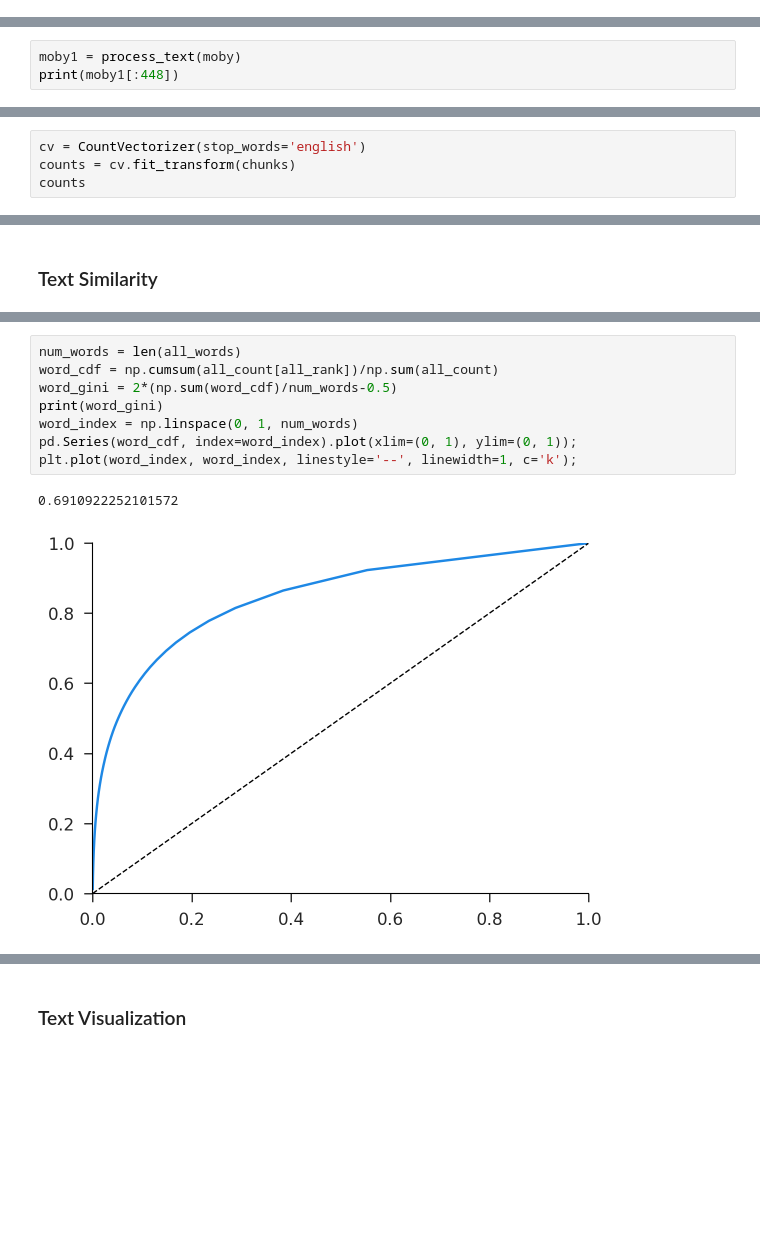
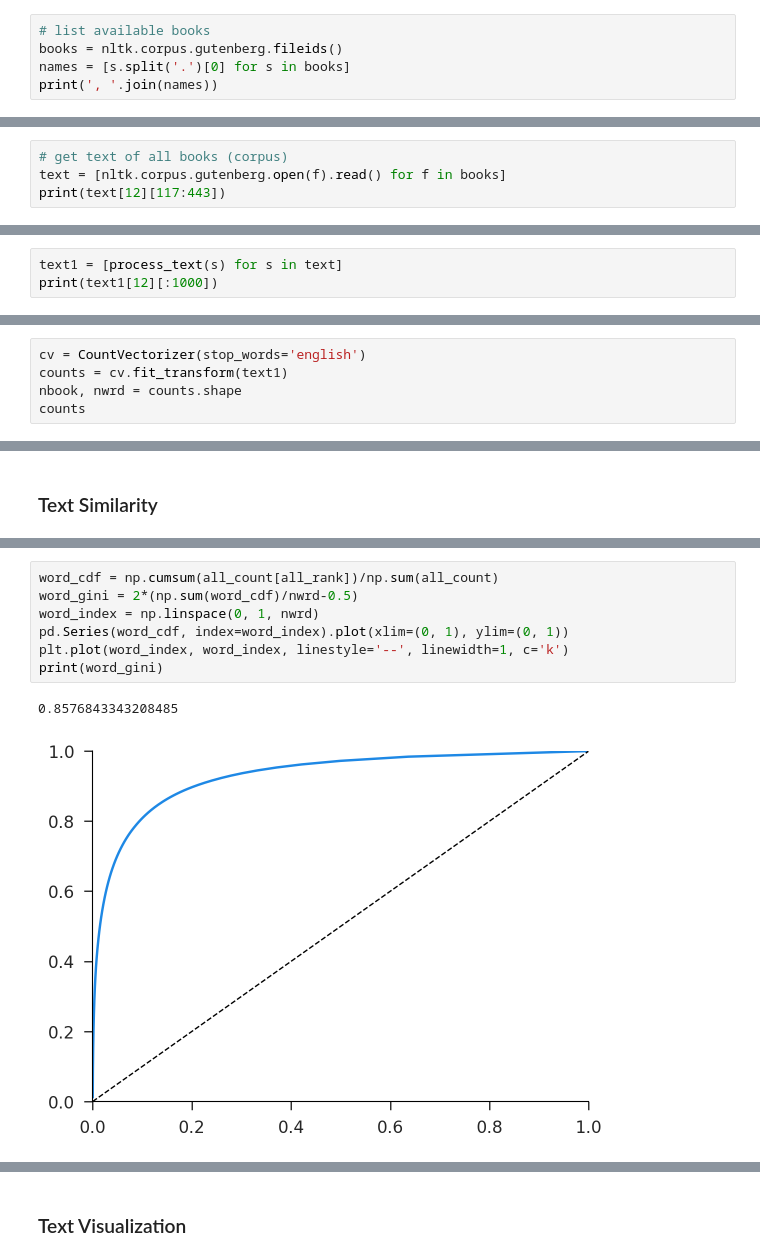
Before and after one commit to iamlemec/grad_code, a Jupyter notebook: lecture_5.ipynb, the cells around one changed output, grey strips where cells are left out. Saved outputs shown, nothing was run; the diff lists cells and outputs as text; blank space fills up the shorter version.

```diff
--- a/lecture_5.ipynb
+++ b/lecture_5.ipynb
@@ -357,0 +348,5 @@ somehow mildly reminded him of his mortality.
+# %%
+# list available books
+books = nltk.corpus.gutenberg.fileids()
+names = [s.split('.')[0] for s in books]
+print(', '.join(names))
@@ -357,0 +355,4 @@ somehow mildly reminded him of his mortality.
+# %%
+# get text of all books (corpus)
+text = [nltk.corpus.gutenberg.open(f).read() for f in books]
+print(text[12][117:443])
@@ -358,4 +388,4 @@ somehow mildly reminded him of his mortality.
 # %%
-moby1 = process_text(moby)
-print(moby1[:448])
+text1 = [process_text(s) for s in text]
+print(text1[12][:1000])
 # %% [output]
@@ -372,5 +393,6 @@ Nc=1032
 # %%
 cv = CountVectorizer(stop_words='english')
-counts = cv.fit_transform(chunks)
+counts = cv.fit_transform(text1)
+nbook, nwrd = counts.shape
 counts
 # %% [output]
@@ -434,11 +455,10 @@ plt.plot(np.arange(Nc), linestyle='--', linewidth=1, c='k');
 # %%
-num_words = len(all_words)
 word_cdf = np.cumsum(all_count[all_rank])/np.sum(all_count)
-word_gini = 2*(np.sum(word_cdf)/num_words-0.5)
+word_gini = 2*(np.sum(word_cdf)/nwrd-0.5)
+word_index = np.linspace(0, 1, nwrd)
+pd.Series(word_cdf, index=word_index).plot(xlim=(0, 1), ylim=(0, 1))
+plt.plot(word_index, word_index, linestyle='--', linewidth=1, c='k')
 print(word_gini)
-word_index = np.linspace(0, 1, num_words)
-pd.Series(word_cdf, index=word_index).plot(xlim=(0, 1), ylim=(0, 1));
-plt.plot(word_index, word_index, linestyle='--', linewidth=1, c='k');
 # %% [output]
-0.6910922252101572
+0.8576843343208485
-[figure, old version]
+[figure, new version]
```
Also changed, not shown: parts of 35 cells of this notebook, 1 other file.
